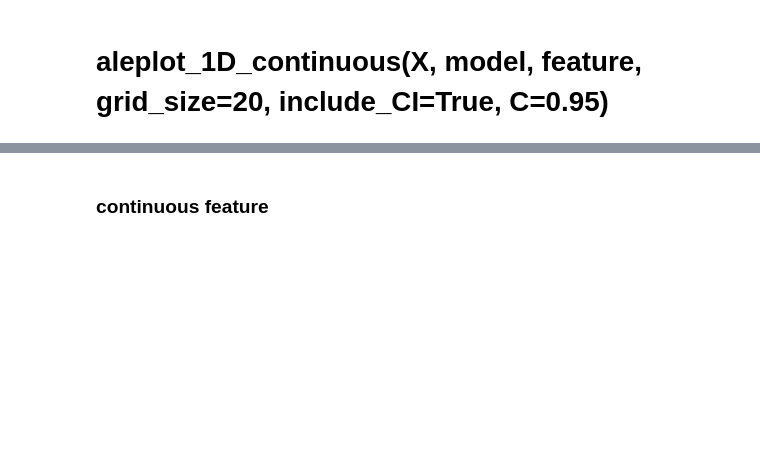
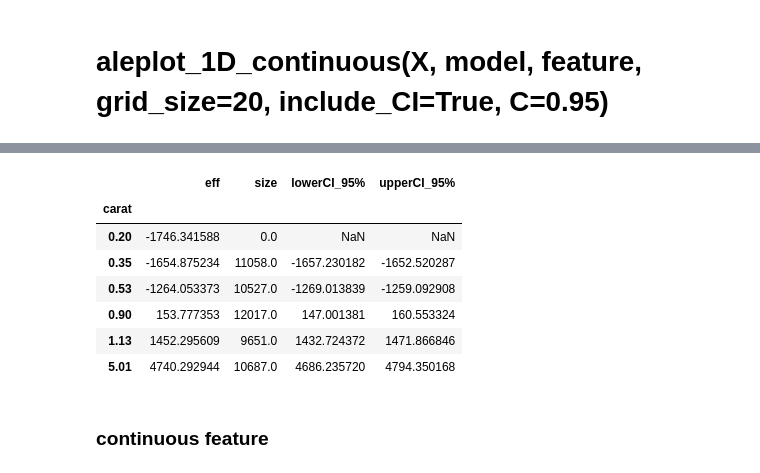
Before and after one commit to indrasmartmob/explainability, a Jupyter notebook: PyALE-master/decoding/01_decode_aleplot_1D_continuous.ipynb, the cells around one changed output, grey strips where cells are left out. Saved outputs shown, nothing was run; the diff lists cells and outputs as text; code cells hidden in the pictures; blank space fills up the shorter version.

```diff
--- a/PyALE-master/decoding/01_decode_aleplot_1D_continuous.ipynb
+++ b/PyALE-master/decoding/01_decode_aleplot_1D_continuous.ipynb
@@ -124,5 +124,5 @@ RandomForestRegressor(random_state=1345)
 # %% [markdown]
 # aleplot_1D_continuous(X, model, feature, grid_size=20, include_CI=True, C=0.95)
 # %%
-ale1d_df = ALE_1D_IS.aleplot_1D_continuous(X=X[features], model=model, feature="carat", grid_size=5, include_CI=True, C=0.95, verbose=True)
+ale1d_IS_df = ALE_1D_IS.aleplot_1D_continuous(X=X[features], model=model, feature="carat", grid_size=5, include_CI=True, C=0.95, verbose=True)
 # %% [output]
@@ -157,3 +170,14 @@ ale1d_df.head(10)
+# %%
+ale1d_IS_df.loc[:,["eff", "size", "lowerCI_95%", "upperCI_95%"]].head(10)
+# %% [output]
+|  | eff | size | lowerCI_95% | upperCI_95% |
+| carat |  |  |  |  |
+| 0.20 | -1746.341588 | 0.0 | NaN | NaN |
+| 0.35 | -1654.875234 | 11058.0 | -1657.230182 | -1652.520287 |
+| 0.53 | -1264.053373 | 10527.0 | -1269.013839 | -1259.092908 |
+| 0.90 | 153.777353 | 12017.0 | 147.001381 | 160.553324 |
+| 1.13 | 1452.295609 | 9651.0 | 1432.724372 | 1471.866846 |
+| 5.01 | 4740.292944 | 10687.0 | 4686.235720 | 4794.350168 |
 # %%
 from PyALE import ale
 # %% [markdown]
```
Also changed, not shown: parts of 5 cells of this notebook, 2 other files.
